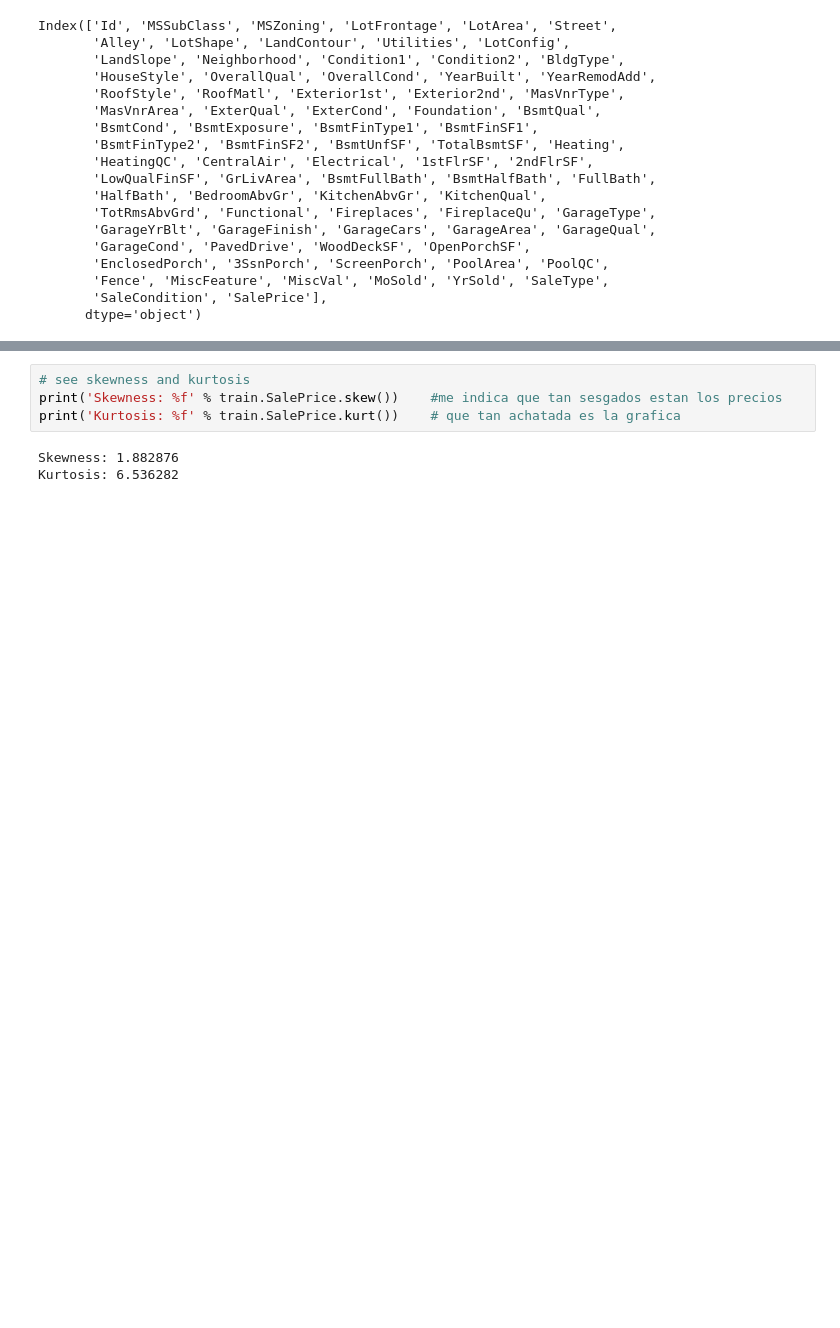
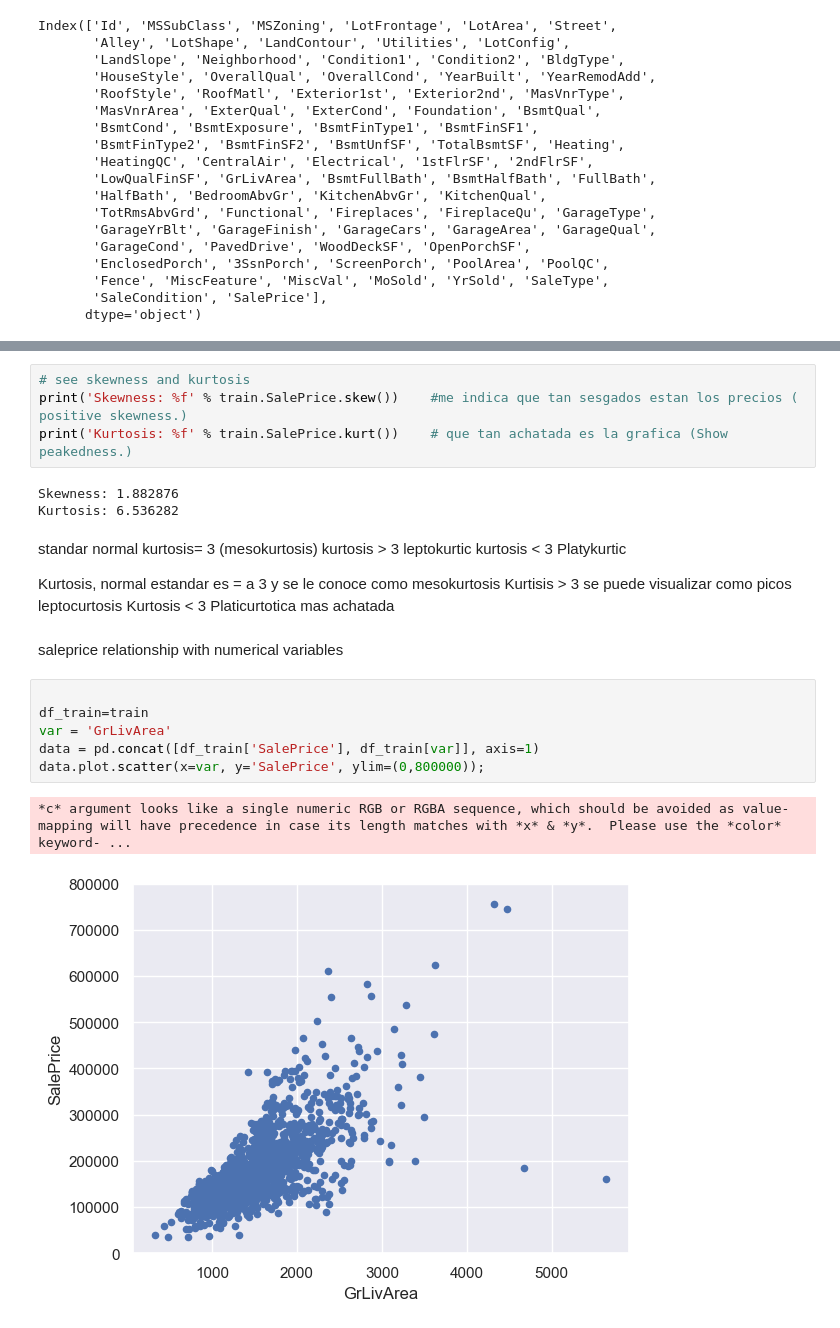
Before and after one commit to LuisaUpegui/Data_exploration-using-python-, a Jupyter notebook: Notebook.ipynb, the cells around one changed output, grey strips where cells are left out. Cells and saved outputs as stored; diff of their text form; blank space fills up the shorter version.

Commit message:
data

```diff
--- a/Notebook.ipynb
+++ b/Notebook.ipynb
@@ -64,7 +73,27 @@ sns.histplot(train.SalePrice)
 # %%
 # see skewness and kurtosis
-print('Skewness: %f' % train.SalePrice.skew())    #me indica que tan sesgados estan los precios
-print('Kurtosis: %f' % train.SalePrice.kurt())    # que tan achatada es la grafica
+print('Skewness: %f' % train.SalePrice.skew())    #me indica que tan sesgados estan los precios ( positive skewness.)
+print('Kurtosis: %f' % train.SalePrice.kurt())    # que tan achatada es la grafica (Show peakedness.)
 # %% [output]
 Skewness: 1.882876
 Kurtosis: 6.536282
+# %% [markdown]
+
+standar normal kurtosis= 3 (mesokurtosis)
+kurtosis > 3 leptokurtic
+kurtosis < 3 Platykurtic
+
+Kurtosis, normal estandar es = a 3 y se le conoce como mesokurtosis
+Kurtisis > 3 se puede visualizar como picos  leptocurtosis
+Kurtosis < 3 Platicurtotica   mas achatada
+# %% [markdown]
+saleprice relationship with numerical variables
+# %%
+
+df_train=train
+var = 'GrLivArea'
+data = pd.concat([df_train['SalePrice'], df_train[var]], axis=1)
+data.plot.scatter(x=var, y='SalePrice', ylim=(0,800000));
+# %% [output]
+*c* argument looks like a single numeric RGB or RGBA sequence, which should be avoided as value-mapping will have precedence in case its length matches with *x* & *y*.  Please use the *color* keyword- ...
+[figure, added]
```
Also changed, not shown: parts of 56 cells of this notebook.
